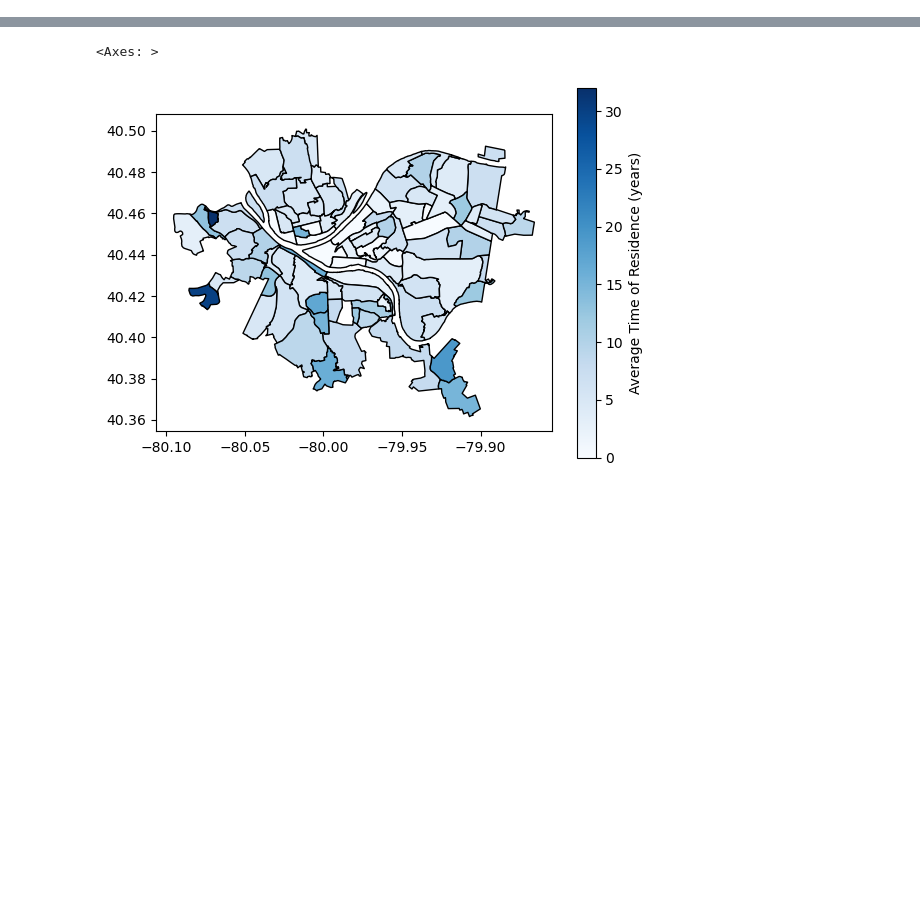
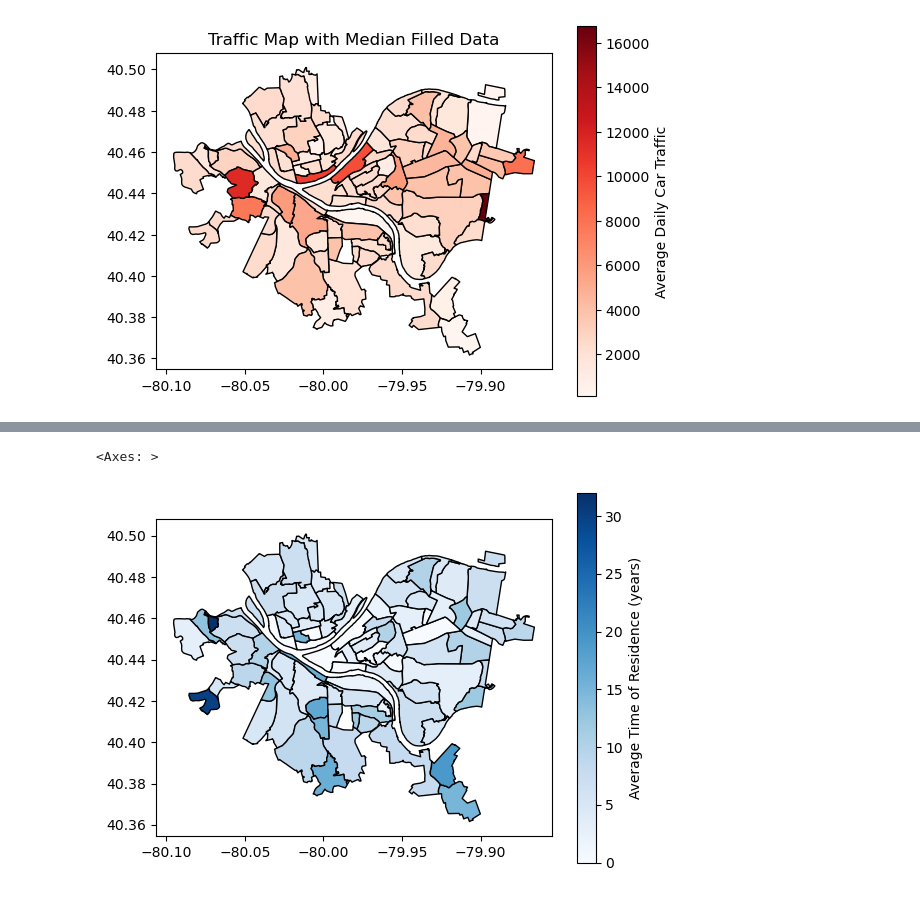
Before and after one commit to morse-rowan/CMPINF-0010-Final-Project, a Jupyter notebook: presentation.ipynb, the cells around one changed output, grey strips where cells are left out. Saved outputs shown, nothing was run; the diff lists cells and outputs as text; code cells hidden in the pictures; blank space fills up the shorter version.

```diff
--- a/presentation.ipynb
+++ b/presentation.ipynb
@@ -6,0 +126,16 @@
+# %%
+median_traffic = daily_traffic.median() # Calculate median
+daily_traffic = daily_traffic.fillna(median_traffic)
+traffic_map['average_daily_car_traffic'] = traffic_map['average_daily_car_traffic'].fillna(median_traffic) # Fill missing data
+
+## Plot map
+traffic_map.plot(column='average_daily_car_traffic',
+                 cmap='Reds',
+                 edgecolor="Black",
+                 legend=True,
+                 legend_kwds={'label': "Average Daily Car Traffic"},
+                 missing_kwds={"color": "lightgrey"})
+plt.title('Traffic Map with Median Filled Data')
+plt.show()
+# %% [output]
+[figure, added]
```
Also changed, not shown: parts of 62 cells of this notebook, 2 other files.
